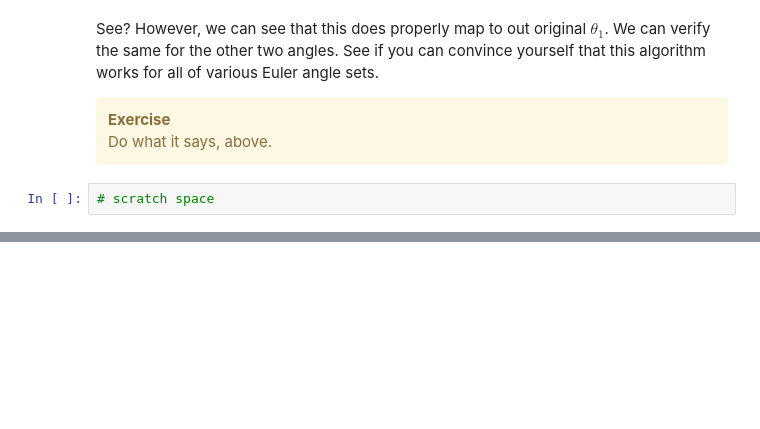
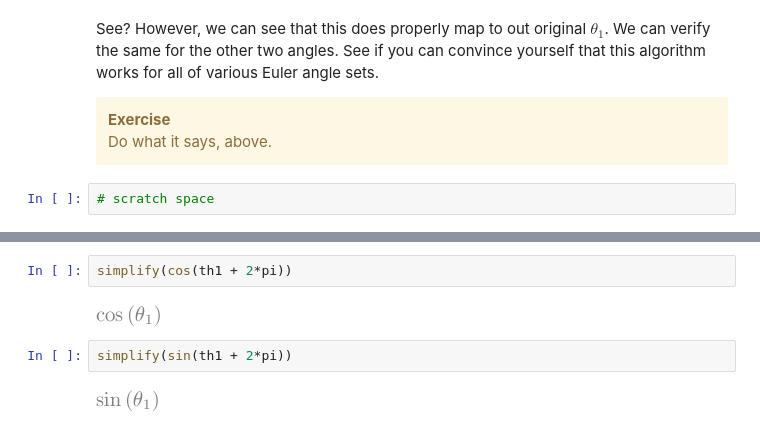
Before and after one commit to dsavransky/astrodynamicsbook, a Jupyter notebook: Notebooks/05-More Reference Frames.ipynb, the cells around one changed output, grey strips where cells are left out. Saved outputs shown, nothing was run; the diff lists cells and outputs as text; blank space fills up the shorter version.

```diff
--- a/Notebooks/05-More Reference Frames.ipynb
+++ b/Notebooks/05-More Reference Frames.ipynb
@@ -484,0 +484,8 @@ genNextLink()
+# %%
+simplify(cos(th1 + 2*pi))
+# %% [output]
+[figure, added]
+# %%
+simplify(sin(th1 + 2*pi))
+# %% [output]
+[figure, added]
```
Also changed, not shown: parts of 16 cells of this notebook.
